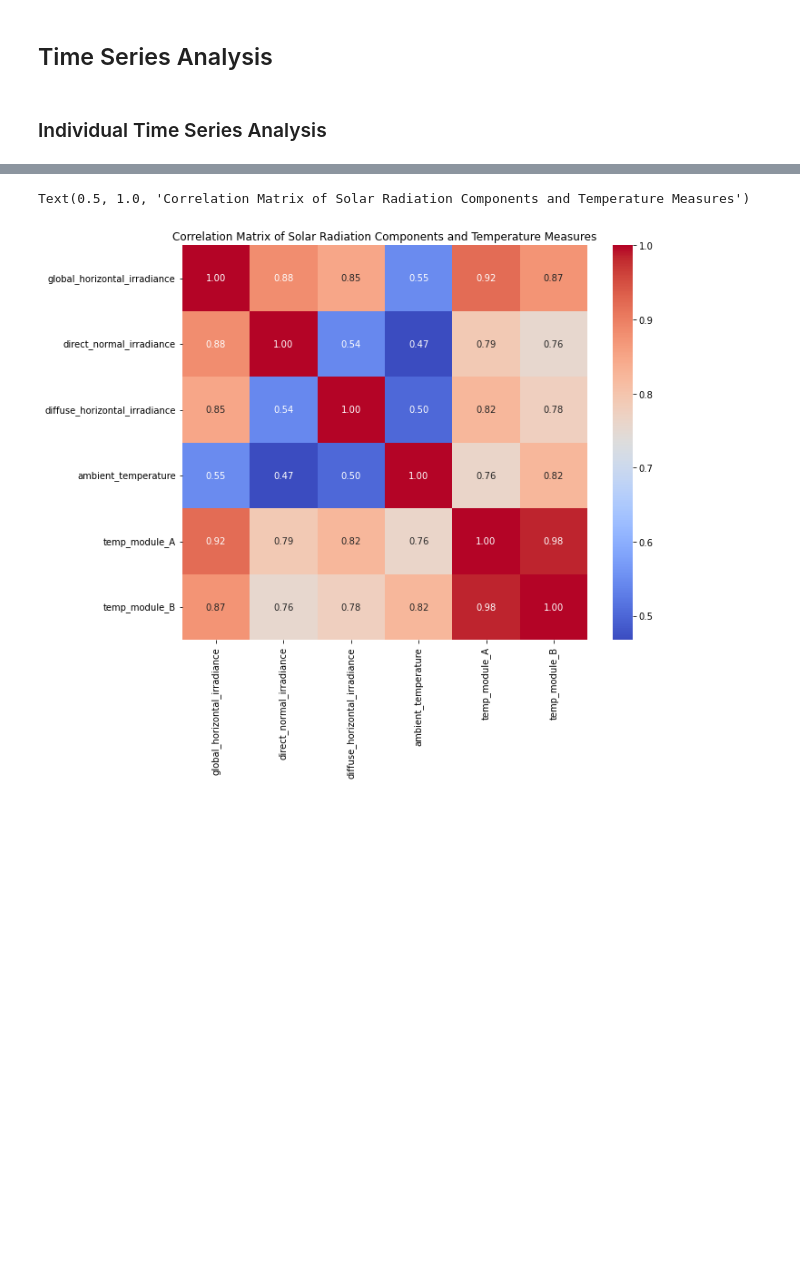
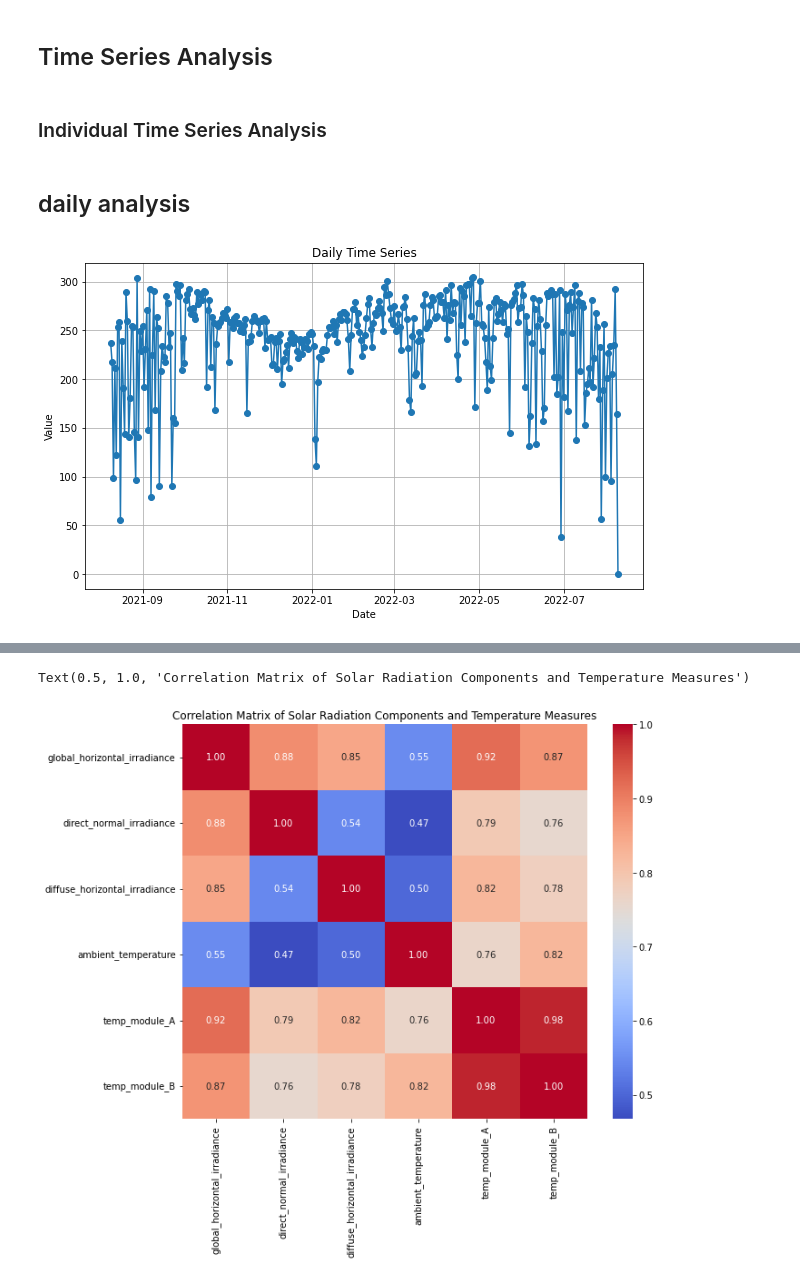
Before and after one commit to barney29/kifiya-ai-program, a Jupyter notebook: week_0/task-01/notebooks/benin-malanville-report.ipynb, the cells around one changed output, grey strips where cells are left out. Drawn from its saved outputs; the diff is of its cells as text; code cells hidden in the pictures; blank space fills up the shorter version.

```diff
--- a/week_0/task-01/notebooks/benin-malanville-report.ipynb
+++ b/week_0/task-01/notebooks/benin-malanville-report.ipynb
@@ -188,3 +188,7 @@ benin_df.describe()
 | max | 1413.000000 | 952.300000 | 759.200000 | 1342.300000 | 1342.300000 | ... |
 # %%
 benin_df['Timestamp'] = pd.to_datetime(benin_df['Timestamp']) # changing to dattime format
+# %%
+daily_mean = benin_df.resample('D', on='Timestamp').mean()
+daily_mean.reset_index(inplace=True)
+daily_mean
@@ -205 +228,14 @@ def plot_time_series(var, label):
     plt.show()
+# %% [markdown]
+## daily analysis
+# %%
+
+plt.figure(figsize=(10, 6))
+plt.plot(np.array(daily_mean['Timestamp']), np.array(daily_mean['global_horizontal_irradiance']), marker='o')
+plt.xlabel('Date')
+plt.ylabel('Value')
+plt.title('Daily Time Series')
+plt.grid(True)
+plt.show()
+# %% [output]
+[figure, added]
```
Also changed, not shown: parts of 20 cells of this notebook.
